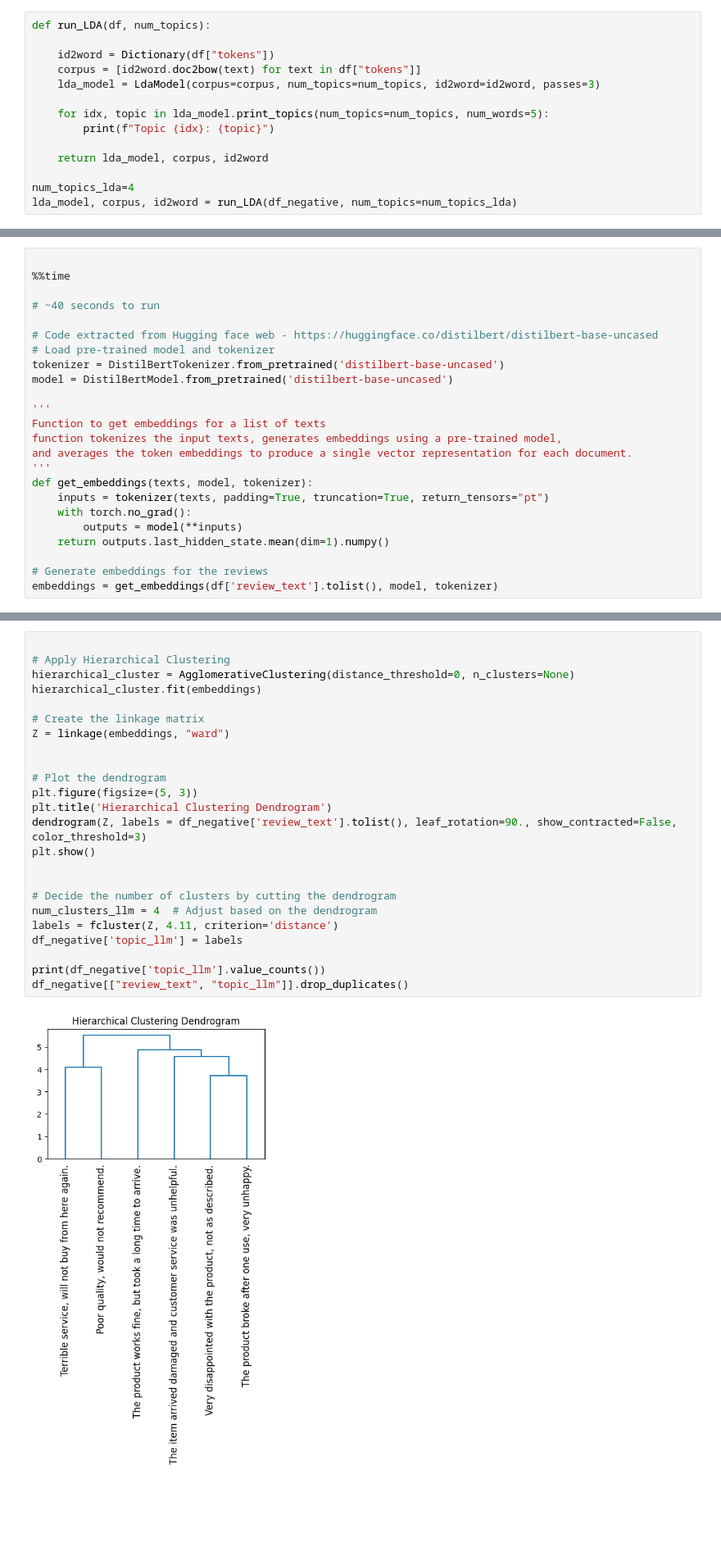
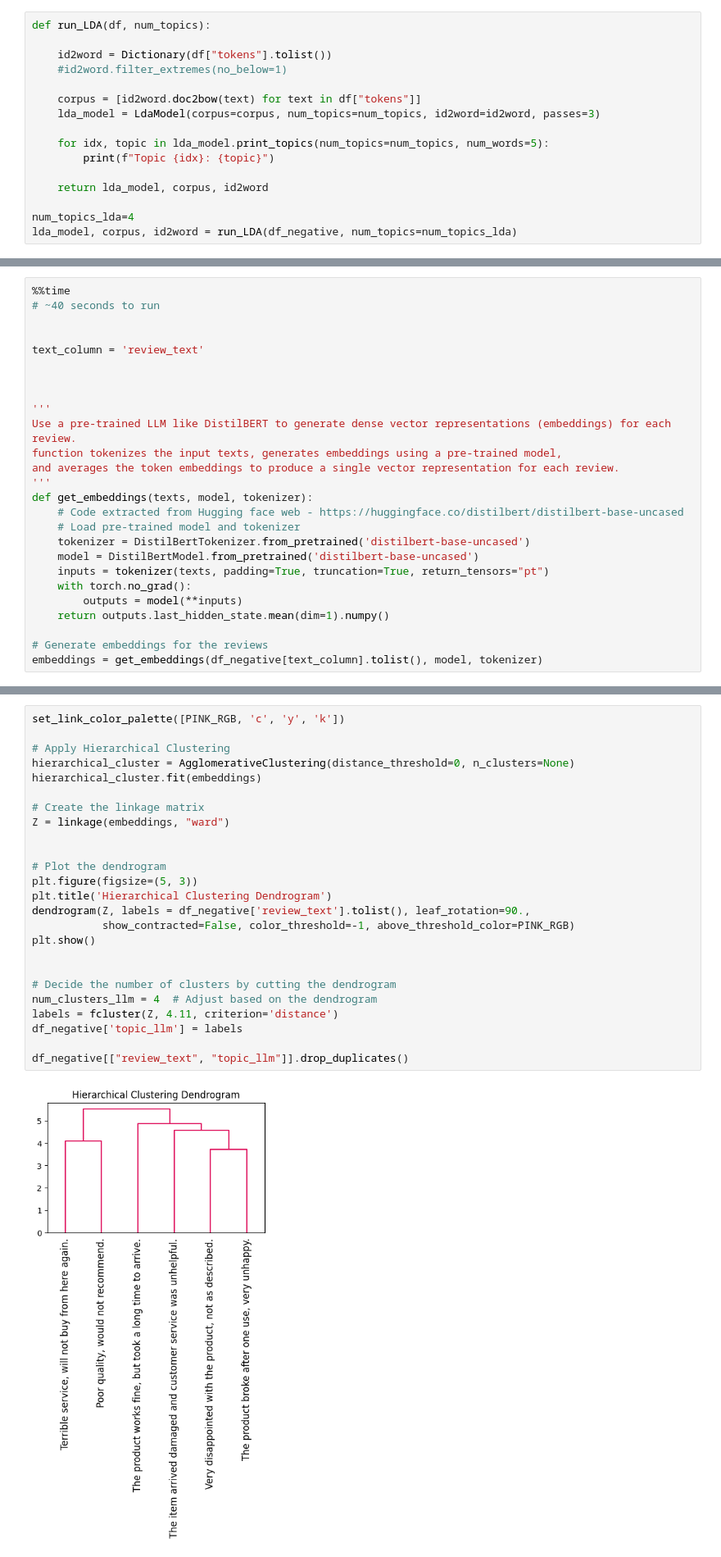
Before and after one commit to csmaiz/vw_technical_challenge, a Jupyter notebook: src/Task4_Real_world_Scenario.ipynb, the cells around one changed output, grey strips where cells are left out. Shown: that part at 82% size. Saved outputs shown, nothing was run; the diff lists cells and outputs as text; blank space fills up the shorter version.

```diff
--- a/src/Task4_Real_world_Scenario.ipynb
+++ b/src/Task4_Real_world_Scenario.ipynb
@@ -128,7 +140,9 @@ df_negative["tokens"] = df_negative['preprocessed_review'].apply(lambda pp: pp.s
 # %%
 def run_LDA(df, num_topics):
 
-    id2word = Dictionary(df["tokens"])
+    id2word = Dictionary(df["tokens"].tolist())
+    #id2word.filter_extremes(no_below=1)
+
     corpus = [id2word.doc2bow(text) for text in df["tokens"]]
     lda_model = LdaModel(corpus=corpus, num_topics=num_topics, id2word=id2word, passes=3)
 
@@ -216,25 +232,27 @@ os.environ["https_proxy"]=""
 # %%
-
 %%time
-
 # ~40 seconds to run
 
-# Code extracted from Hugging face web - https://huggingface.co/distilbert/distilbert-base-uncased
-# Load pre-trained model and tokenizer
-tokenizer = DistilBertTokenizer.from_pretrained('distilbert-base-uncased')
-model = DistilBertModel.from_pretrained('distilbert-base-uncased')
+
+text_column = 'review_text'
+
+
 
 '''
-Function to get embeddings for a list of texts
+Use a pre-trained LLM like DistilBERT to generate dense vector representations (embeddings) for each review.
 function tokenizes the input texts, generates embeddings using a pre-trained model,
-and averages the token embeddings to produce a single vector representation for each document.
+and averages the token embeddings to produce a single vector representation for each review.
 '''
 def get_embeddings(texts, model, tokenizer):
+    # Code extracted from Hugging face web - https://huggingface.co/distilbert/distilbert-base-uncased
+    # Load pre-trained model and tokenizer
+    tokenizer = DistilBertTokenizer.from_pretrained('distilbert-base-uncased')
+    model = DistilBertModel.from_pretrained('distilbert-base-uncased')
     inputs = tokenizer(texts, padding=True, truncation=True, return_tensors="pt")
     with torch.no_grad():
         outputs = model(**inputs)
     return outputs.last_hidden_state.mean(dim=1).numpy()
 
 # Generate embeddings for the reviews
-embeddings = get_embeddings(df['review_text'].tolist(), model, tokenizer)
+embeddings = get_embeddings(df_negative[text_column].tolist(), model, tokenizer)
 # %% [output]
@@ -243,26 +265,27 @@ Wall time: 33 s
 # %%
+set_link_color_palette([PINK_RGB, 'c', 'y', 'k'])
 
 # Apply Hierarchical Clustering
 hierarchical_cluster = AgglomerativeClustering(distance_threshold=0, n_clusters=None)
 hierarchical_cluster.fit(embeddings)
 
 # Create the linkage matrix
 Z = linkage(embeddings, "ward")
 
 
 # Plot the dendrogram
 plt.figure(figsize=(5, 3))
 plt.title('Hierarchical Clustering Dendrogram')
-dendrogram(Z, labels = df_negative['review_text'].tolist(), leaf_rotation=90., show_contracted=False, color_threshold=3)
+dendrogram(Z, labels = df_negative['review_text'].tolist(), leaf_rotation=90.,
+           show_contracted=False, color_threshold=-1, above_threshold_color=PINK_RGB)
 plt.show()
 
 
 # Decide the number of clusters by cutting the dendrogram
 num_clusters_llm = 4  # Adjust based on the dendrogram
 labels = fcluster(Z, 4.11, criterion='distance')
 df_negative['topic_llm'] = labels
 
-print(df_negative['topic_llm'].value_counts())
 df_negative[["review_text", "topic_llm"]].drop_duplicates()
 # %% [output]
-[figure, old version]
+[figure, new version]
```
Also changed, not shown: parts of 18 cells of this notebook, 4 other files.
